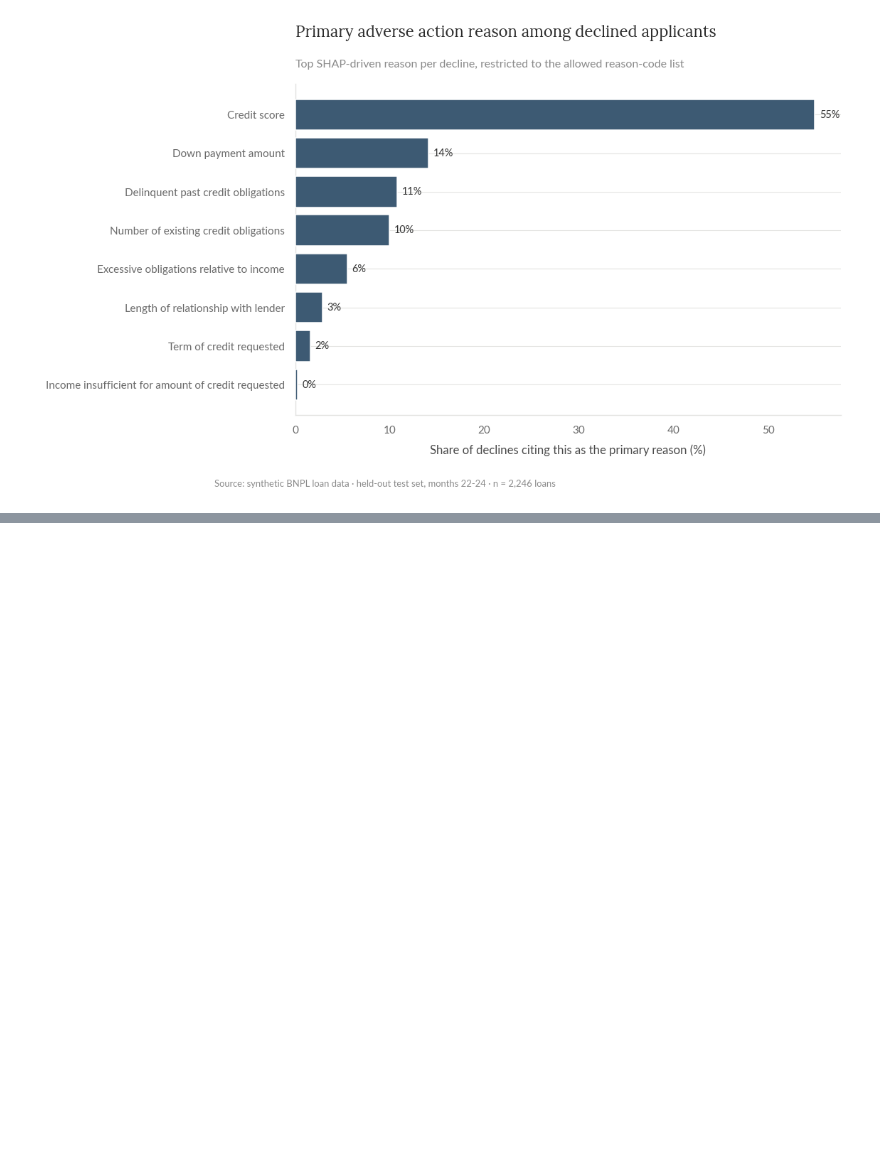
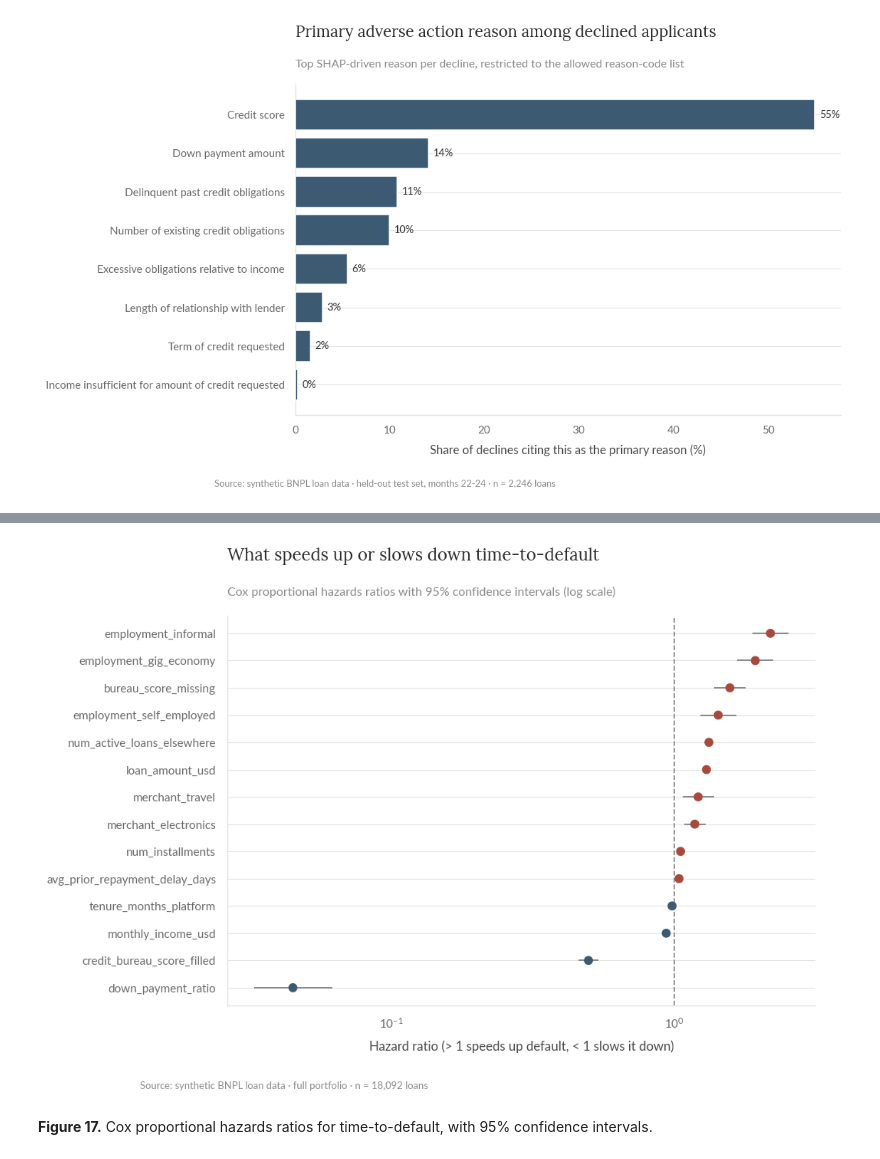
Before and after one commit to gus-morales/work-showcase, a Jupyter notebook: projects/01-delinquency-risk-model/notebooks/01_delinquency_risk_model.ipynb, the cells around one changed output, grey strips where cells are left out. Cells and saved outputs as stored; diff of their text form; code cells hidden in the pictures; blank space fills up the shorter version.

```diff
--- a/projects/01-delinquency-risk-model/notebooks/01_delinquency_risk_model.ipynb
+++ b/projects/01-delinquency-risk-model/notebooks/01_delinquency_risk_model.ipynb
@@ -686,0 +736,5 @@ The four-fifths rule passes comfortably (Figure 6), and the gap between groups i
+# %%
+cov = build_cox_covariates(df_surv)
+cph = fit_cox_model(cov)
+print(cph.summary[["coef", "exp(coef)", "p"]].round(4))
+print(f"\nConcordance index: {cph.concordance_index_:.4f}")
@@ -686,0 +760,23 @@ The four-fifths rule passes comfortably (Figure 6), and the gap between groups i
+# %%
+summary = cph.summary.sort_values("exp(coef)")
+fig, ax = plt.subplots(figsize=(9, 6))
+y = np.arange(len(summary))
+hr = summary["exp(coef)"].values
+lower = summary["exp(coef) lower 95%"].values
+upper = summary["exp(coef) upper 95%"].values
+colors = [MUTED_RED if h > 1 else SLATE for h in hr]
+ax.hlines(y, lower, upper, color=GREY, linewidth=1.3, zorder=2)
+ax.scatter(hr, y, color=colors, s=45, zorder=3)
+ax.axvline(1.0, color=GREY, linewidth=1.1, linestyle="--")
+ax.set_yticks(y)
+ax.set_yticklabels(summary.index)
+ax.set_xscale("log")
+style_ax(ax, title="What speeds up or slows down time-to-default",
+         subtitle="Cox proportional hazards ratios with 95% confidence intervals (log scale)",
+         xlabel="Hazard ratio (> 1 speeds up default, < 1 slows it down)")
+add_footnote(fig, SOURCE_FULL)
+plt.show()
+# %% [output]
+[figure, added]
+# %% [markdown]
+**Figure 17.** Cox proportional hazards ratios for time-to-default, with 95% confidence intervals.
```
Also changed, not shown: parts of 10 cells of this notebook, 9 other files.
